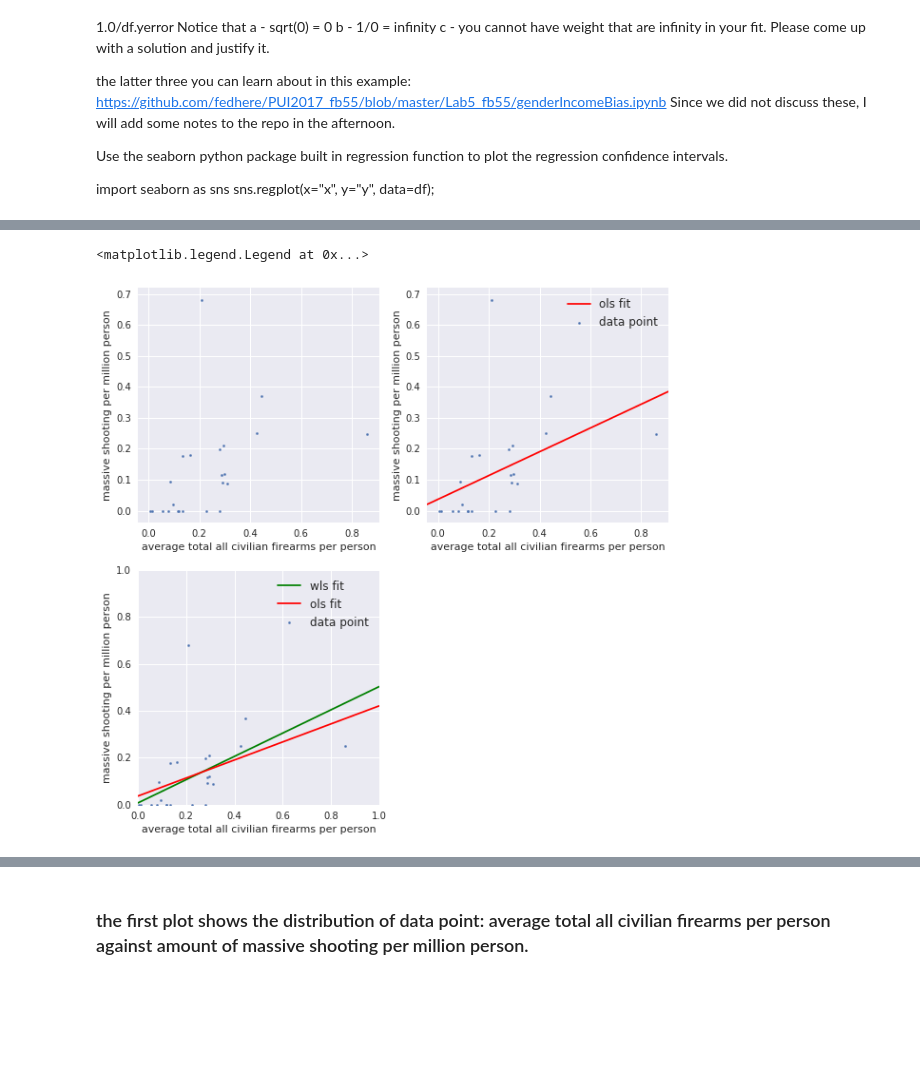
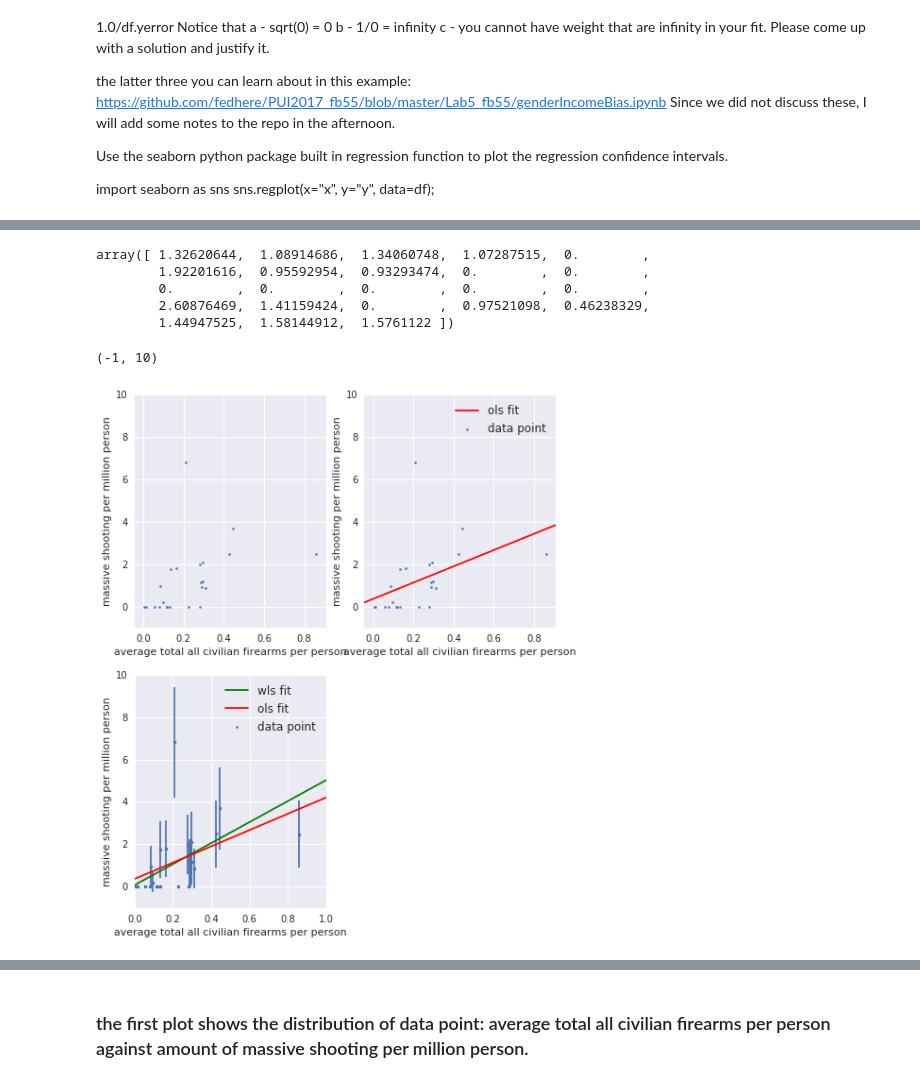
Before and after one commit to Mingyi1995/PUI2018_mh5172, a Jupyter notebook: HW9_mh5172/Assignment3_mh5172.ipynb, the cells around one changed output, grey strips where cells are left out. Cells and saved outputs as stored; diff of their text form; code cells hidden in the pictures; blank space fills up the shorter version.

```diff
--- a/HW9_mh5172/Assignment3_mh5172.ipynb
+++ b/HW9_mh5172/Assignment3_mh5172.ipynb
@@ -370,10 +372,10 @@ Use the seaborn python package built in regression function  to plot the regress
 import seaborn  as sns
 sns.regplot(x="x", y="y", data=df);
 # %%
-df_['massive_shooting_per_million_person'] = df_['Number of mass shootings'] / df_['pop'] * 1e6
+df_['massive_shooting_per_million_person'] = df_['Number of mass shootings'] / df_['pop'] * 1e7
 df_['average_total_all_civilian_firearms_per_person'] = df_['Average total all civilian firearms'] / df_['pop']
 x = np.array(df_['average_total_all_civilian_firearms_per_person'])
-y = np.array(df_['massive_shooting_per_person'])
+y = np.array(df_['massive_shooting_per_million_person'])
 X = sma.add_constant(x)
 mod_ols = smf.OLS(y,X).fit()
 mod_wls = smf.WLS(y,X,weights=list(1/np.sqrt(x))).fit()
@@ -392,31 +394,43 @@ print('the line is the linear regression fir line, the shadow means the 95% conf
 the line is the linear regression fir line, the shadow means the 95% confidence interval of this model
+# %%
+np.sqrt(y)
+# %% [output]
+array([ 1.32620644,  1.08914686,  1.34060748,  1.07287515,  0.        ,
+        1.92201616,  0.95592954,  0.93293474,  0.        ,  0.        ,
+        0.        ,  0.        ,  0.        ,  0.        ,  0.        ,
+        2.60876469,  1.41159424,  0.        ,  0.97521098,  0.46238329,
+        1.44947525,  1.58144912,  1.5761122 ])
 # %%
-fig = plt.figure(figsize=(10,10))
+fig = plt.figure(figsize=(8,10))
 fig.add_subplot(221)
 # plt.subplot(221)
-plt.scatter(df_['average_total_all_civilian_firearms_per_person'],df_['massive_shooting_per_million_person'],s=5)
+plt.scatter(x,y,s=5)
 plt.xlabel('average total all civilian firearms per person')
 plt.ylabel('massive shooting per million person')
+plt.ylim(-1,10)
 
 ax = fig.add_subplot(222)
-plt.scatter(df_['average_total_all_civilian_firearms_per_person'],df_['massive_shooting_per_million_person'],s=5,label='data point')
+plt.scatter(x,y,s=5,label='data point')
 abline_plot(model_results=mod_ols,label='ols fit',ax=ax,c='red')
 plt.xlabel('average total all civilian firearms per person')
 plt.ylabel('massive shooting per million person')
+plt.ylim(-1,10)
 plt.legend(fontsize=12)
 
 ax = plt.subplot(223)
 abline_plot(ax=ax,model_results=mod_wls,label='wls fit',color='green')
 abline_plot(model_results=mod_ols,label='ols fit',ax=ax,c='red')
 
-plt.scatter(df_['average_total_all_civilian_firearms_per_person'],df_['massive_shooting_per_million_person'],s=5,label='data point')
-
+plt.scatter(x,y,s=5,label='data point')
+plt.errorbar(x,y,
+            yerr = np.sqrt(y), fmt = '.')
 plt.xlabel('average total all civilian firearms per person')
 
 plt.ylabel('massive shooting per million person')
 plt.xlabel('average total all civilian firearms per person')
 plt.ylabel('massive shooting per million person')
 plt.legend(fontsize=12)
+plt.ylim(-1,10)
 # %% [output]
-<matplotlib.legend.Legend at 0x...>
+(-1, 10)
-[figure, old version]
+[figure, new version]
```
Also changed, not shown: parts of 3 cells of this notebook.
